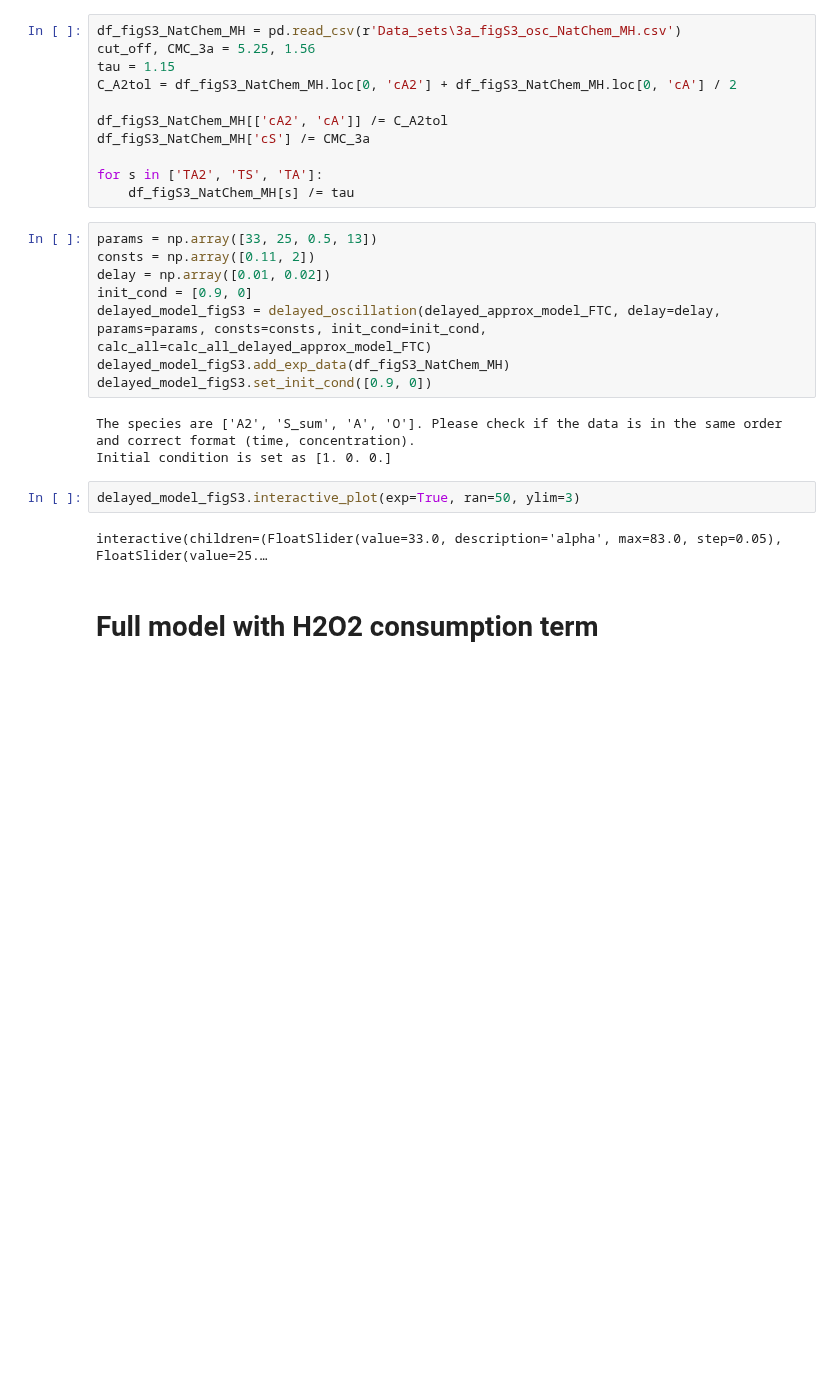
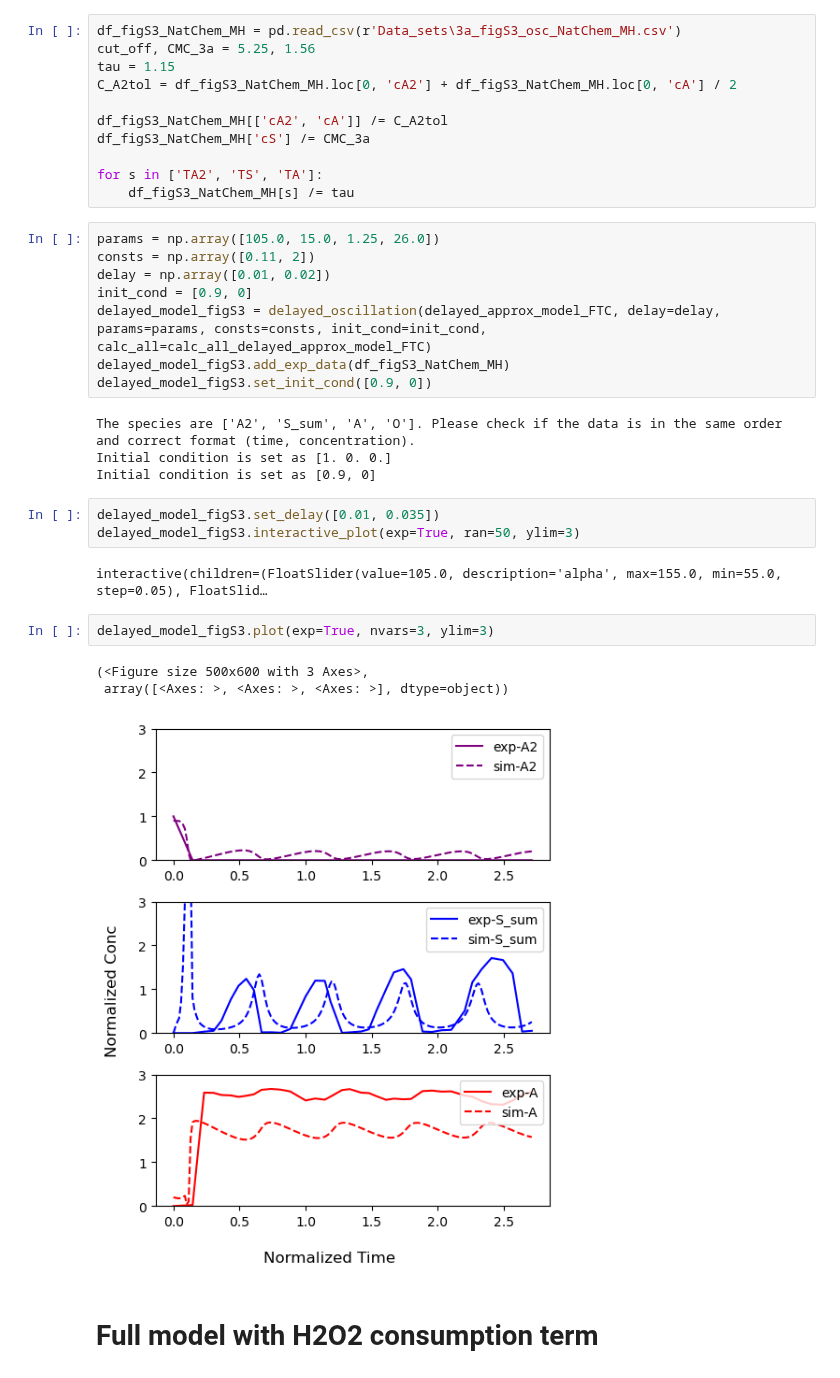
Before and after one commit to Zhiheng419/Chemical_Oscillation_Model, a Jupyter notebook: delayed_model_NatChem_fig1.ipynb, the cells around one changed output. Saved outputs shown, nothing was run; the diff lists cells and outputs as text; blank space fills up the shorter version.

```diff
--- a/delayed_model_NatChem_fig1.ipynb
+++ b/delayed_model_NatChem_fig1.ipynb
@@ -51,7 +58,7 @@ df_figS3_NatChem_MH['cS'] /= CMC_3a
 for s in ['TA2', 'TS', 'TA']:
     df_figS3_NatChem_MH[s] /= tau
 # %%
-params = np.array([33, 25, 0.5, 13])
+params = np.array([105.0, 15.0, 1.25, 26.0])
 consts = np.array([0.11, 2])
 delay = np.array([0.01, 0.02])
 init_cond = [0.9, 0]
@@ -61,10 +68,18 @@ delayed_model_figS3.set_init_cond([0.9, 0])
 # %% [output]
 The species are ['A2', 'S_sum', 'A', 'O']. Please check if the data is in the same order and correct format (time, concentration).
 Initial condition is set as [1. 0. 0.]
+Initial condition is set as [0.9, 0]
 # %%
+delayed_model_figS3.set_delay([0.01, 0.035])
 delayed_model_figS3.interactive_plot(exp=True, ran=50, ylim=3)
 # %% [output]
-interactive(children=(FloatSlider(value=33.0, description='alpha', max=83.0, step=0.05), FloatSlider(value=25.…
+interactive(children=(FloatSlider(value=105.0, description='alpha', max=155.0, min=55.0, step=0.05), FloatSlid…
+# %%
+delayed_model_figS3.plot(exp=True, nvars=3, ylim=3)
+# %% [output]
+(<Figure size 500x600 with 3 Axes>,
+ array([<Axes: >, <Axes: >, <Axes: >], dtype=object))
+[figure, added]
 # %% [markdown]
 # Full model with H2O2 consumption term
 # %%
```
Also changed, not shown: parts of 4 cells of this notebook, 6 other files.
